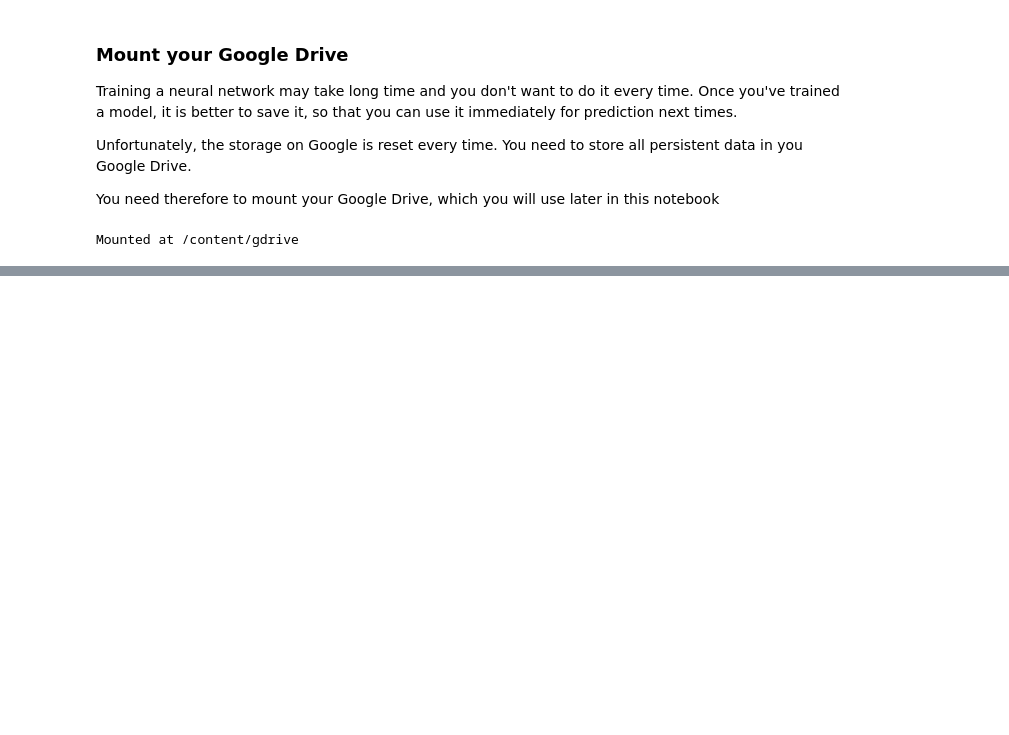
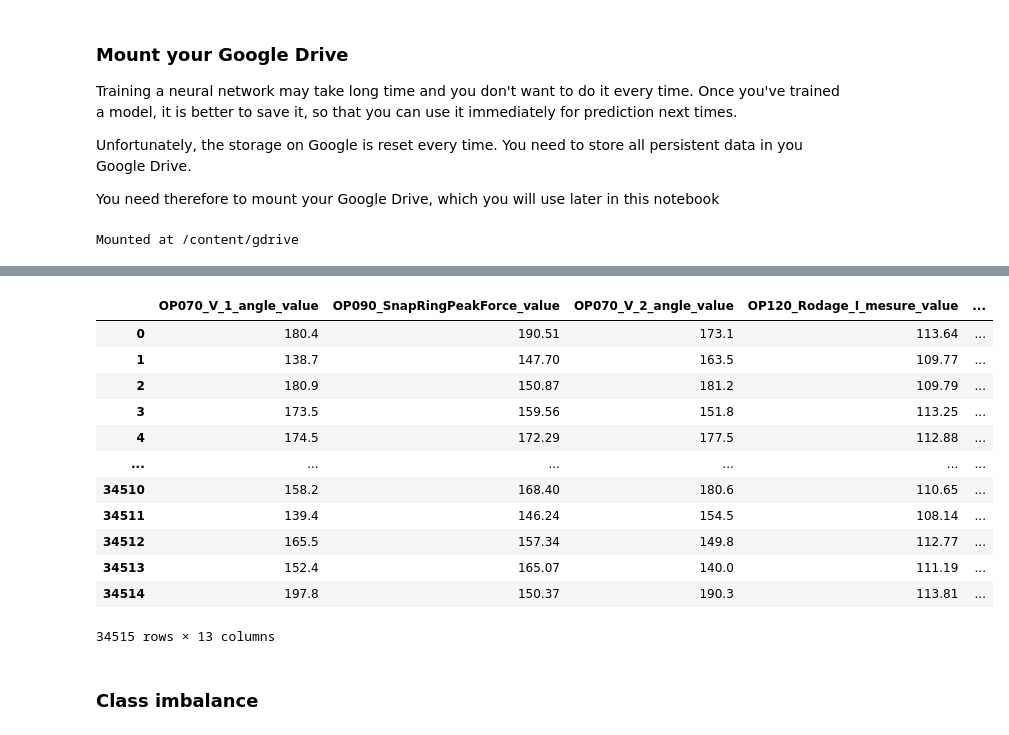
Before and after one commit to TonioHathos/AI_Valeo, a Jupyter notebook: code_Antoine/Modèle_NN_Antoine.ipynb, the cells around one changed output, grey strips where cells are left out. Saved outputs shown, nothing was run; the diff lists cells and outputs as text; code cells hidden in the pictures; blank space fills up the shorter version.

```diff
--- a/code_Antoine/Modèle_NN_Antoine.ipynb
+++ b/code_Antoine/Modèle_NN_Antoine.ipynb
@@ -97,0 +89,4 @@ Mounted at /content/gdrive
+# %%
+! rm -f *.csv
+! wget https://raw.githubusercontent.com/TonioHathos/AI_Valeo/master/df_training_mod.csv
+df_training_mod = pd.read_csv('df_training_mod.csv')
@@ -97,0 +115,18 @@ Mounted at /content/gdrive
+# %%
+df_training_mod.drop(columns=['Unnamed: 0'])
+# %% [output]
+|  | OP070_V_1_angle_value | OP090_SnapRingPeakForce_value | OP070_V_2_angle_value | OP120_Rodage_I_mesure_value | ... |
+| 0 | 180.4 | 190.51 | 173.1 | 113.64 | ... |
+| 1 | 138.7 | 147.70 | 163.5 | 109.77 | ... |
+| 2 | 180.9 | 150.87 | 181.2 | 109.79 | ... |
+| 3 | 173.5 | 159.56 | 151.8 | 113.25 | ... |
+| 4 | 174.5 | 172.29 | 177.5 | 112.88 | ... |
+| ... | ... | ... | ... | ... | ... |
+| 34510 | 158.2 | 168.40 | 180.6 | 110.65 | ... |
+| 34511 | 139.4 | 146.24 | 154.5 | 108.14 | ... |
+| 34512 | 165.5 | 157.34 | 149.8 | 112.77 | ... |
+| 34513 | 152.4 | 165.07 | 140.0 | 111.19 | ... |
+| 34514 | 197.8 | 150.37 | 190.3 | 113.81 | ... |
+34515 rows × 13 columns
+# %% [markdown]
+### Class imbalance
```
Also changed, not shown: parts of 15 cells of this notebook.
